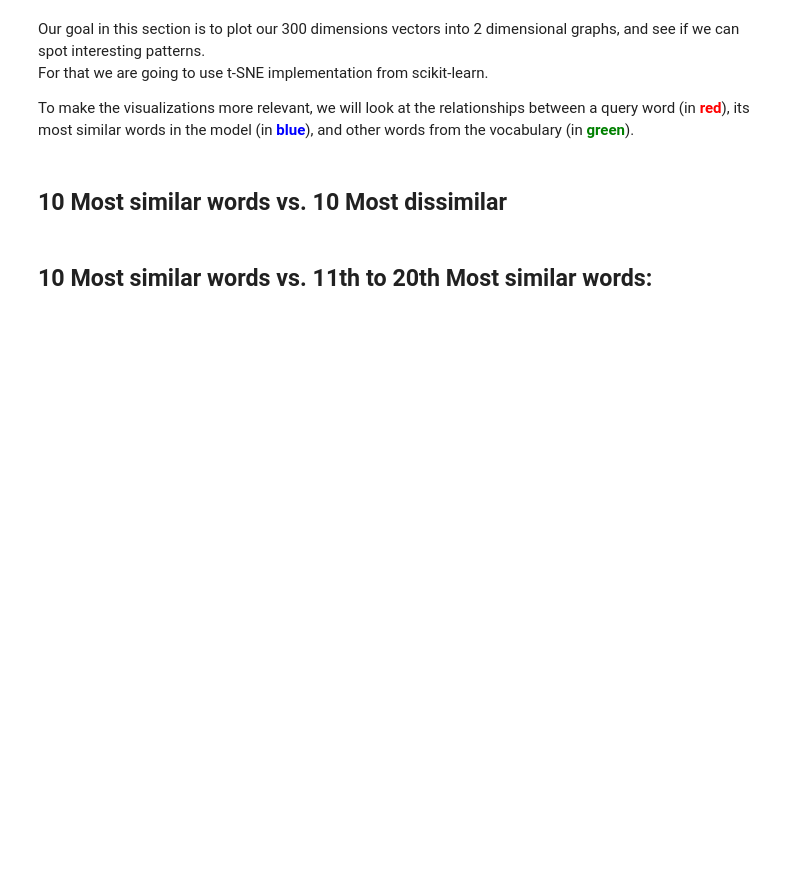
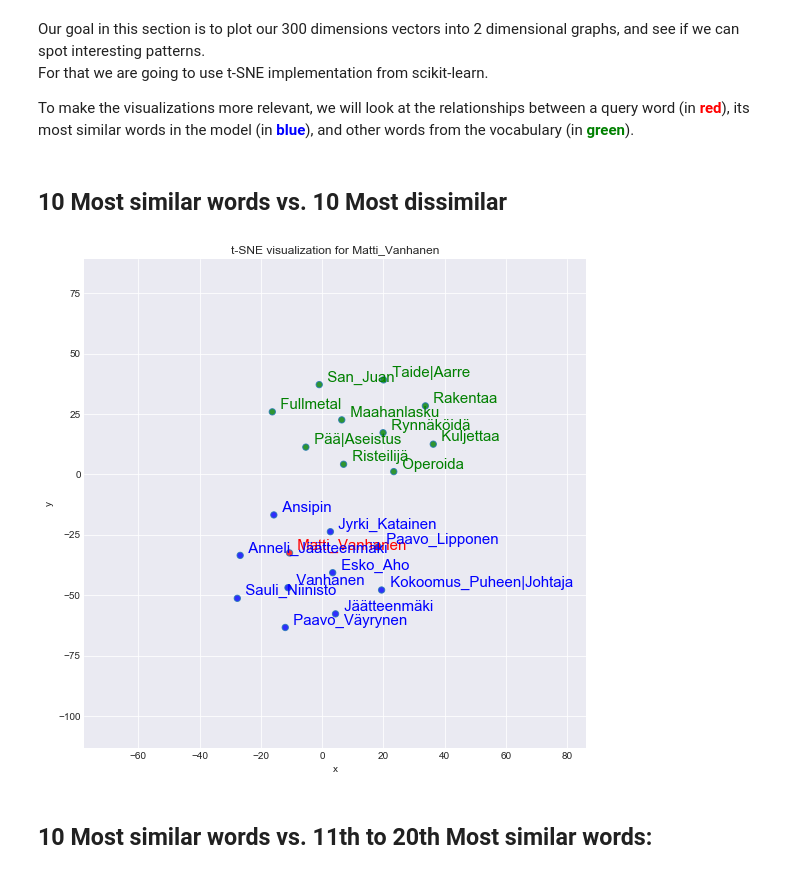
Before and after one commit to jonatanvm/nlp-project, a Jupyter notebook: notebooks/gensim_word2vec_wiki_corpus.ipynb, the cells around one changed output. Cells and saved outputs as stored; diff of their text form; code cells hidden in the pictures; blank space fills up the shorter version.

```diff
--- a/notebooks/gensim_word2vec_wiki_corpus.ipynb
+++ b/notebooks/gensim_word2vec_wiki_corpus.ipynb
@@ -262,7 +346,9 @@ def tsnescatterplot(model, word, list_names):
 # %% [markdown]
 ## 10 Most similar words vs. 10 Most dissimilar
 # %%
-tsnescatterplot(w2v_model, 'keskusta', [i[0] for i in w2v_model.wv.most_similar(negative=["orpo"])])
+tsnescatterplot(w2v_model, 'Matti_Vanhanen', [i[0] for i in w2v_model.wv.most_similar(negative=["Matti_Vanhanen"])])
+# %% [output]
+[figure, added]
 # %% [markdown]
 ## 10 Most similar words vs. 11th to 20th Most similar words:
 # %%
```
Also changed, not shown: parts of 17 cells of this notebook, 2 other files.
